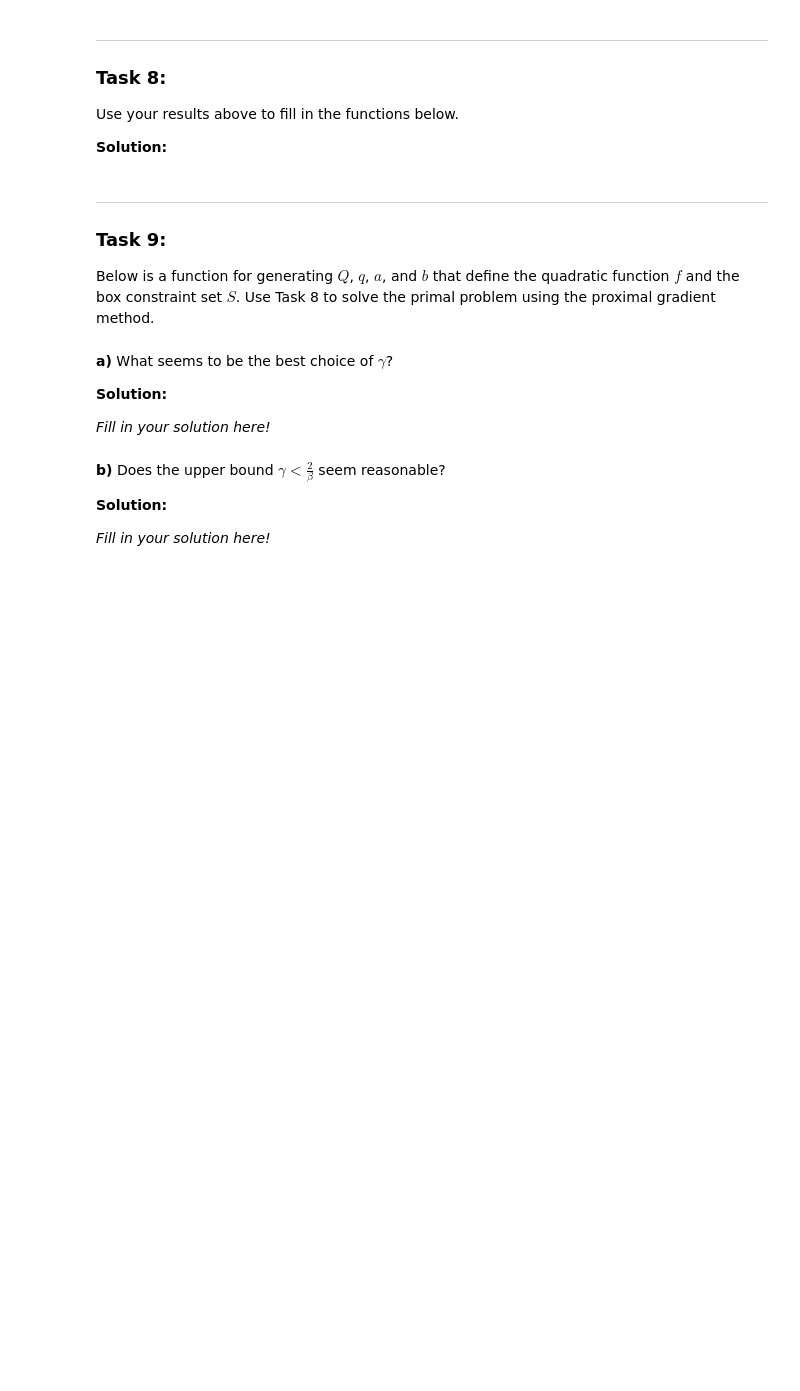
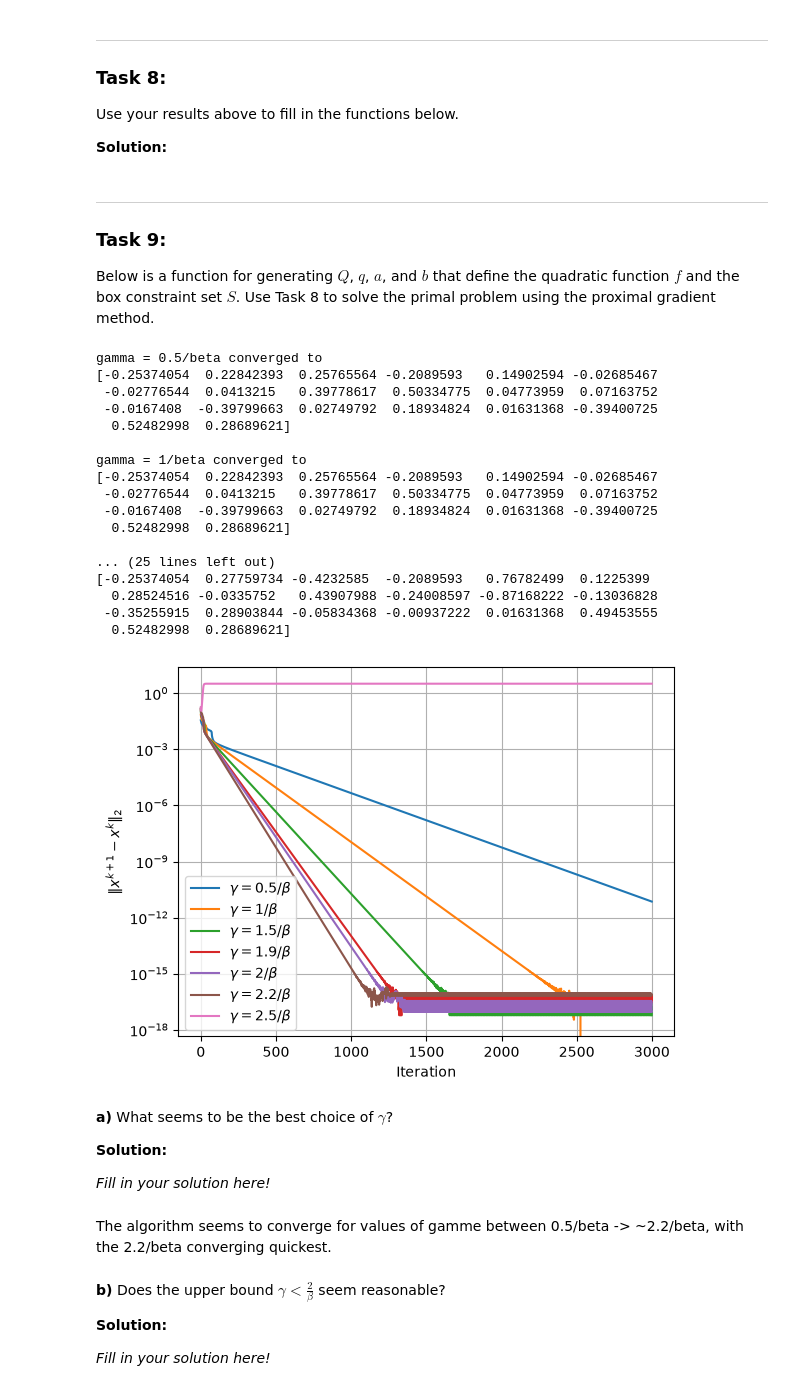
Before and after one commit to Armenius/FRTN50, a Jupyter notebook: assignment1/handin1.ipynb, the cells around one changed output. Drawn from its saved outputs; the diff is of its cells as text; code cells hidden in the pictures; blank space fills up the shorter version.

```diff
--- a/assignment1/handin1.ipynb
+++ b/assignment1/handin1.ipynb
@@ -738,7 +738,7 @@ def box(x,a,b):
     if np.all(a <= x) and np.all(x <= b):
         return 0
     else:
-        return np.Inf
+        return np.inf
 
 def boxconj(mu,a,b):
     """
@@ -839,7 +839,7 @@ def dual_to_primal(mu,Q,q,a,b):
     :param b: the right vector defining the box contraint
     :return: the extracted primal variable
     """
-    x_star = np.linalg.solve((Q)(mu-q))
+    x_star = np.linalg.solve(Q, mu-q)
 
     if np.all(x_star <= b) and np.all(x_star >= a):
         return x_star
@@ -867,6 +867,58 @@ def problem_data():
     return Q, q, a, b
 
 (Q,q,a,b) = problem_data()
+# %%
+x0 = np.zeros(len(q))
+def prox_grad_method(x0, Q, q, a, b, gamma):
+    allx = [x0.copy()]
+
+    residuals = []
+
+    for _ in range(3000):
+        xnew = prox_box(x0 - gamma * grad_quad(x0, Q, q), a, b, gamma)
+        residuals.append(np.linalg.norm(xnew - x0))
+        allx.append(xnew.copy())
+        x0 = xnew
+
+    return x0, np.array(allx), np.array(residuals)
+
+beta = np.linalg.norm(Q, 2)
+
+results = {}
+for numerator in [0.5, 1, 1.5, 1.9, 2.0, 2.2, 2.5]:
+    x_final, xs, residuals = prox_grad_method(
+        x0, Q, q, a, b, numerator / beta
+    )
+    results[numerator] = x_final.copy()
+    print(f"gamma = {numerator:g}/beta converged to")
+    print(x_final)
+    print()
+    plt.semilogy(residuals, label=fr"$\gamma = {numerator:g}/\beta$")
+
+plt.xlabel("Iteration")
+plt.ylabel(r"$\|x^{k+1}-x^k\|_2$")
+plt.legend()
+plt.grid()
+plt.show()
+# %% [output]
+gamma = 0.5/beta converged to
+[-0.25374054  0.22842393  0.25765564 -0.2089593   0.14902594 -0.02685467
+ -0.02776544  0.0413215   0.39778617  0.50334775  0.04773959  0.07163752
+ -0.0167408  -0.39799663  0.02749792  0.18934824  0.01631368 -0.39400725
+  0.52482998  0.28689621]
+
+gamma = 1/beta converged to
+[-0.25374054  0.22842393  0.25765564 -0.2089593   0.14902594 -0.02685467
+ -0.02776544  0.0413215   0.39778617  0.50334775  0.04773959  0.07163752
+ -0.0167408  -0.39799663  0.02749792  0.18934824  0.01631368 -0.39400725
+  0.52482998  0.28689621]
+
+... (25 lines left out)
+[-0.25374054  0.27759734 -0.4232585  -0.2089593   0.76782499  0.1225399
+  0.28524516 -0.0335752   0.43907988 -0.24008597 -0.87168222 -0.13036828
+ -0.35255915  0.28903844 -0.05834368 -0.00937222  0.01631368  0.49453555
+  0.52482998  0.28689621]
+[figure, added]
 # %% [markdown]
 __a)__ What seems to be the best choice of $\gamma$?
 
@@ -878,3 +928,5 @@ _Fill in your solution here!_
+# %% [markdown]
+The algorithm seems to converge for values of gamme between 0.5/beta -> ~2.2/beta, with the 2.2/beta converging quickest.
 # %% [markdown]
 
 
```
Also changed, not shown: parts of 23 cells of this notebook, 1 other file.
